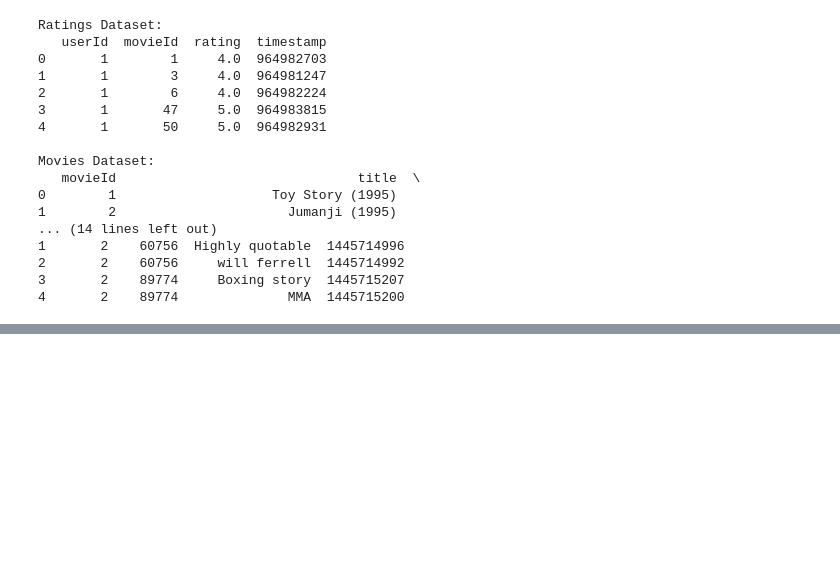
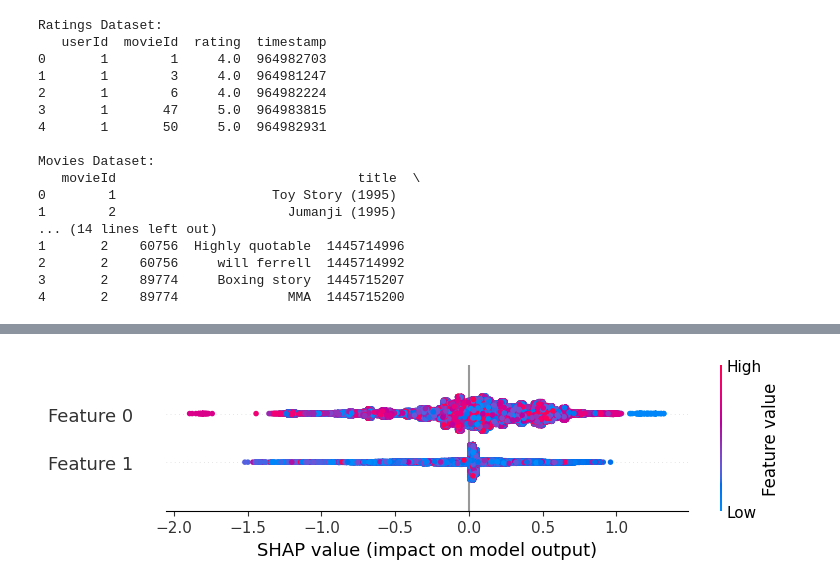
Before and after one commit to Otim135/Phase_4_Project, a Jupyter notebook: Recommendation_systems.ipynb.ipynb, the cells around one changed output, grey strips where cells are left out. Drawn from its saved outputs; the diff is of its cells as text; code cells hidden in the pictures; blank space fills up the shorter version.

Commit message:
Added SHAP explainability to Collaborative Filtering model.

```diff
--- a/Recommendation_systems.ipynb.ipynb
+++ b/Recommendation_systems.ipynb.ipynb
@@ -85,3 +114,34 @@ movies_tfidf_matrix = preprocess_movies(movies)
+# %%
+import shap
+import numpy as np
+import pandas as pd
+
+# Extract ratings into a structured format
+ratings_list = list(trainset.all_ratings())  # Convert iterator to list
+ratings_array = np.array(ratings_list)  # Convert list to NumPy array
+
+# Ensure ratings_array has the expected shape (n_samples, 3)
+if ratings_array.ndim == 2 and ratings_array.shape[1] == 3:
+    # Extract user and item IDs as input features
+    X = ratings_array[:, :-1]  # Extract (user, item) pairs
+    y = ratings_array[:, -1]   # Extract ratings
+
+    # Define a prediction function that SHAP can interpret
+    def svd_predict(X):
+        return np.array([best_svd.predict(int(uid), int(iid)).est for uid, iid in X])
+
+    # Create the SHAP explainer
+    explainer = shap.Explainer(svd_predict, X)
+
+    # Compute SHAP values
+    shap_values = explainer(X)
+
+    # Plot summary
+    shap.summary_plot(shap_values)
+else:
+    print("Error: ratings_array does not have the expected shape (n, 3).")
+# %% [output]
+[figure, added]
 # %%
 
 
```
Also changed, not shown: parts of 2 cells of this notebook.
